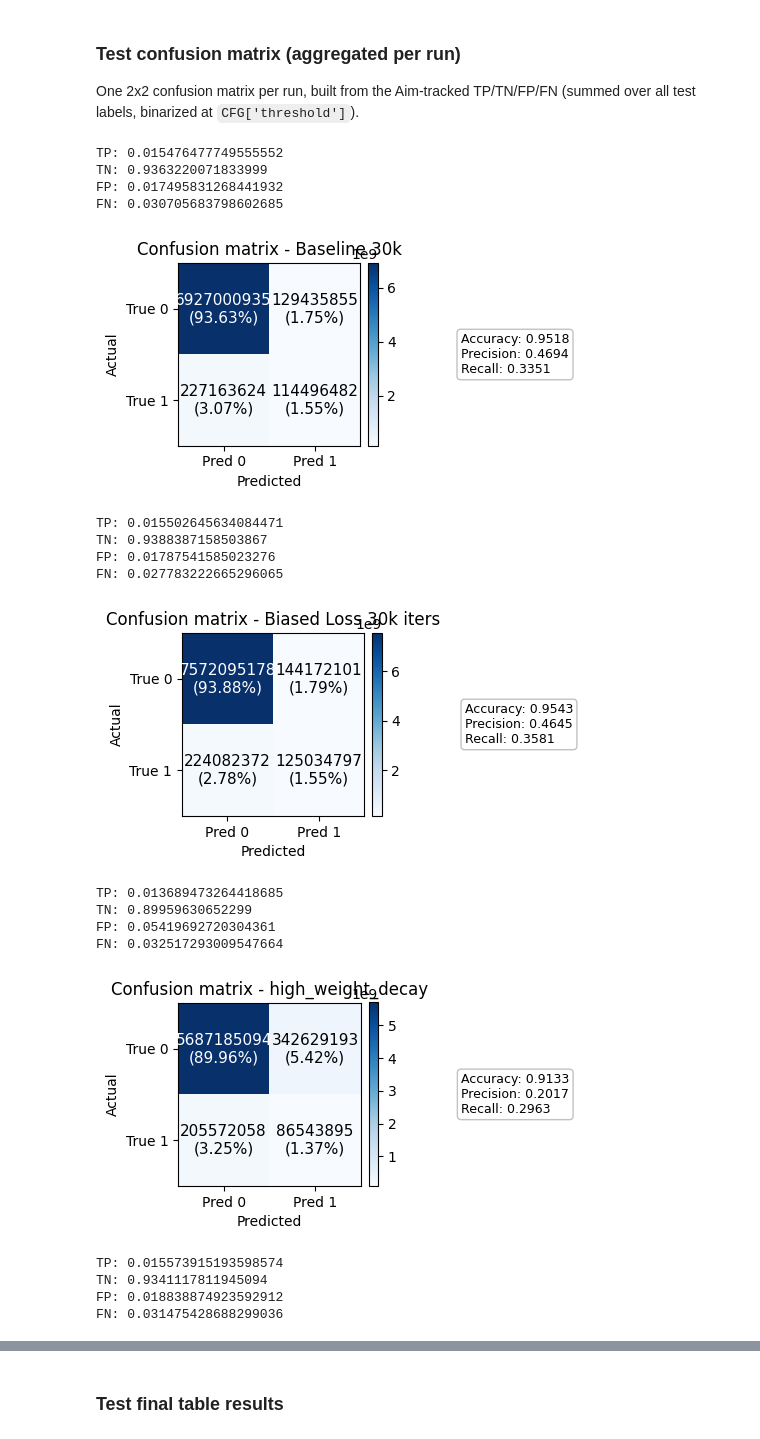
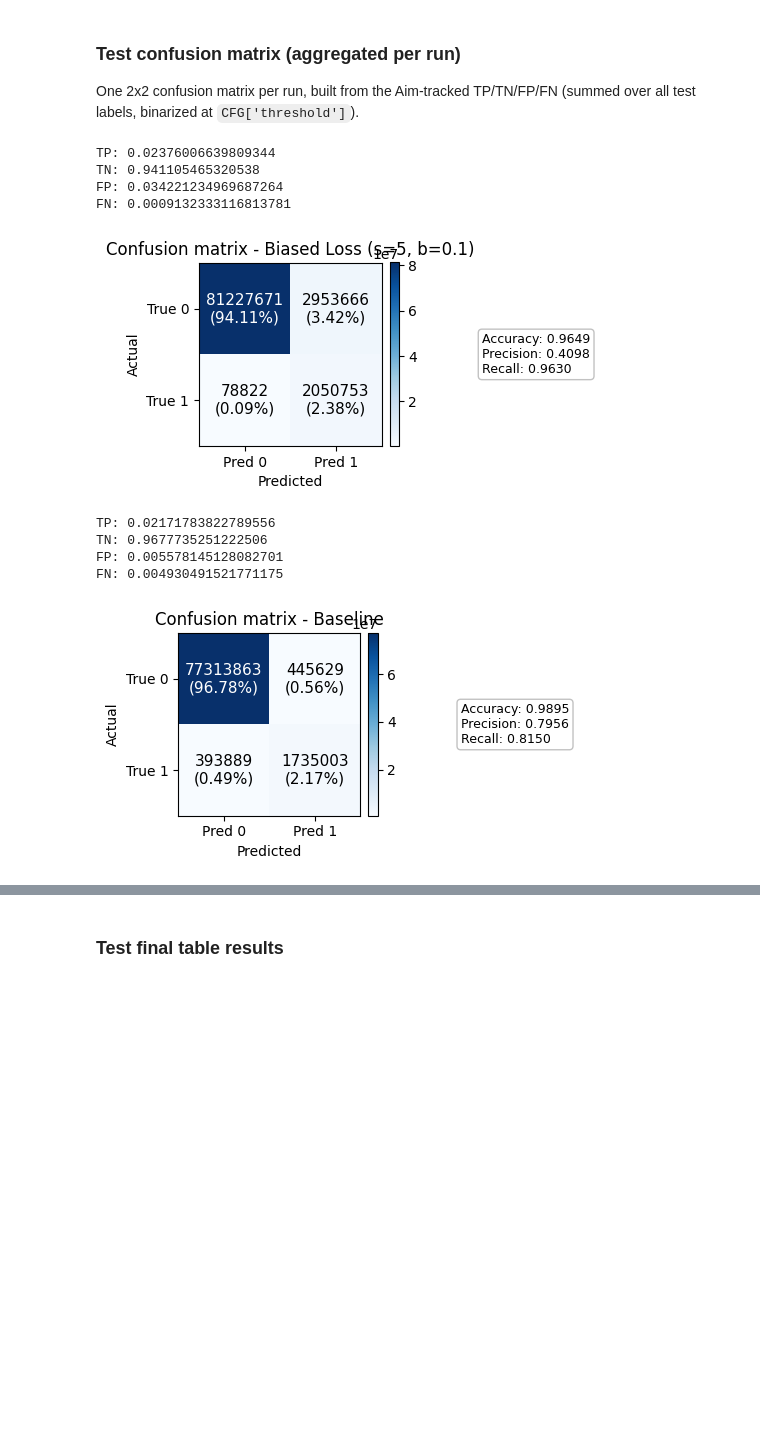
Before and after one commit to beppSpedicato/CircuitNet, a Jupyter notebook: drc_prediction/show_experiment_result.ipynb, the cells around one changed output, grey strips where cells are left out. Cells and saved outputs as stored; diff of their text form; code cells hidden in the pictures; blank space fills up the shorter version.

```diff
--- a/drc_prediction/show_experiment_result.ipynb
+++ b/drc_prediction/show_experiment_result.ipynb
@@ -115,7 +112,7 @@ display(train_conf_df)
 # %% [markdown]
 ## Train results graphs (epoch loss and pixel loss per iteration)
 # %%
-train_runs = get_runs_by_experiment_name('drc_centralized_train')
+train_runs = get_runs_by_experiment_name('drc_centralized_train_corrected')
 loss_table_content = []
 
 for run in train_runs:
@@ -183,37 +171,0 @@ display(pd.DataFrame(loss_table_content))
-# %%
-train_runs = get_runs_by_experiment_name('drc_centralized_train')
-validate_table_content = []
-
-for run in train_runs:
-    run = run.run
-    hparams = run.get('hparams')
-
-    eval_metric = hparams['eval_metric']
-    validate_dict = {
-        'tag': run.tags[0]
-    }
-
-    fig, axes = plt.subplots(len(eval_metric) // 2 + len(eval_metric) % 2, 2, figsize=(15, 6 * (len(eval_metric) // 2 + len(eval_metric) % 2)))
-    axes = axes.flatten()
-    plt.suptitle(f"Run: {run.tags[0]}")
-    for i, metric in enumerate(eval_metric):
-        metric_values = return_metrics_sorted(run, f"Val {metric}", subset='val')
-        axes[i].plot(metric_values)
-        axes[i].set_title(f"Validation {metric} per each epoch")
-
-        best_val = metric_values[-1]
-        best_idx = len(metric_values) - 1
-
-        axes[i].scatter(best_idx, best_val)
-        axes[i].annotate(
-            f"Last value: {best_val:.4f}",
-            (best_idx, best_val),
-            textcoords="offset points",
-            xytext=(5, 5)
-        )
-        validate_dict[f"last validation {metric}"] = best_val
-
-
-    validate_table_content.append(validate_dict)
-
-display(pd.DataFrame(validate_table_content))
@@ -232,7 +172,7 @@ display(pd.DataFrame(validate_table_content))
 # %% [markdown]
 ### Test results distribution (metrics)
 # %%
-for run in get_runs_by_experiment_name('drc_centralized_test'):
+for run in get_runs_by_experiment_name('drc_centralized_test_corrected'):
     run = run.run
     nrms = run.get_metric("Test NRMS (dist)", context=Context({'subset': 'test', 'aggregation': 'distribution'}))
     ssim = run.get_metric("Test SSIM (dist)", context=Context({'subset': 'test', 'aggregation': 'distribution'}))
@@ -287,7 +224,7 @@ for run in get_runs_by_experiment_name('drc_centralized_test'):
 # %%
 fig, ax = plt.subplots(1, 1, figsize=(8, 6))
 
-for run_wrapper in get_runs_by_experiment_name('drc_centralized_test'):
+for run_wrapper in get_runs_by_experiment_name('drc_centralized_test_corrected'):
     run = run_wrapper.run
 
     # --- TPR ---
@@ -347,7 +284,7 @@ def get_cm_value(run, name):
     metric = run.get_metric(name, context=Context({'subset': 'test'}))
     return int(metric.values.values_numpy()[0]) if metric is not None else None
 
-for run_wrapper in get_runs_by_experiment_name('drc_centralized_test'):
+for run_wrapper in get_runs_by_experiment_name('drc_centralized_test_corrected'):
     run = run_wrapper.run
     tn = get_cm_value(run, 'Confusion TN')
     fp = get_cm_value(run, 'Confusion FP')
@@ -369,49 +306,40 @@ for run_wrapper in get_runs_by_experiment_name('drc_centralized_test'):
 
     ax.set_xticks([0, 1])
     ax.set_yticks([0, 1])
     ax.set_xticklabels(['Pred 0', 'Pred 1'])
     ax.set_yticklabels(['True 0', 'True 1'])
     ax.set_xlabel('Predicted')
     ax.set_ylabel('Actual')
     ax.set_title(f'Confusion matrix - {tag}')
 
     total = cm.sum()
     for i in range(2):
         for j in range(2):
             val = cm[i, j]
             pct = 100.0 * val / total if total else 0.0
             ax.text(j, i, f'{val}\n({pct:.2f}%)', ha='center', va='center',
                     color='white' if val > cm.max() / 2 else 'black', fontsize=11)
 
     if total:
         acc = (tn + tp) / total
         prec = tp / (tp + fp) if (tp + fp) else 0.0
         rec = tp / (tp + fn) if (tp + fn) else 0.0
         ax.text(1.55, 0.5,
                 f'Accuracy: {acc:.4f}\nPrecision: {prec:.4f}\nRecall: {rec:.4f}',
                 transform=ax.transAxes, va='center', ha='left', fontsize=9,
                 bbox=dict(boxstyle='round', facecolor='white', alpha=0.8, edgecolor='0.7'))
 
     fig.colorbar(im, ax=ax, fraction=0.046, pad=0.04)
     plt.tight_layout()
     plt.show()
 # %% [output]
-TP: 0.015476477749555552
-TN: 0.9363220071833999
-FP: 0.017495831268441932
-FN: 0.030705683798602685
+TP: 0.02376006639809344
+TN: 0.941105465320538
+FP: 0.034221234969687264
+FN: 0.0009132333116813781
-[figure, old version]
+[figure, new version]
-TP: 0.015502645634084471
-TN: 0.9388387158503867
-FP: 0.01787541585023276
-FN: 0.027783222665296065
+TP: 0.02171783822789556
+TN: 0.9677735251222506
+FP: 0.005578145128082701
+FN: 0.004930491521771175
-[figure, old version]
+[figure, new version]
-TP: 0.013689473264418685
-TN: 0.89959630652299
-FP: 0.05419692720304361
-FN: 0.032517293009547664
-[figure, removed]
-TP: 0.015573915193598574
-TN: 0.9341117811945094
-FP: 0.018838874923592912
-FN: 0.031475428688299036
```
Also changed, not shown: parts of 8 cells of this notebook.
